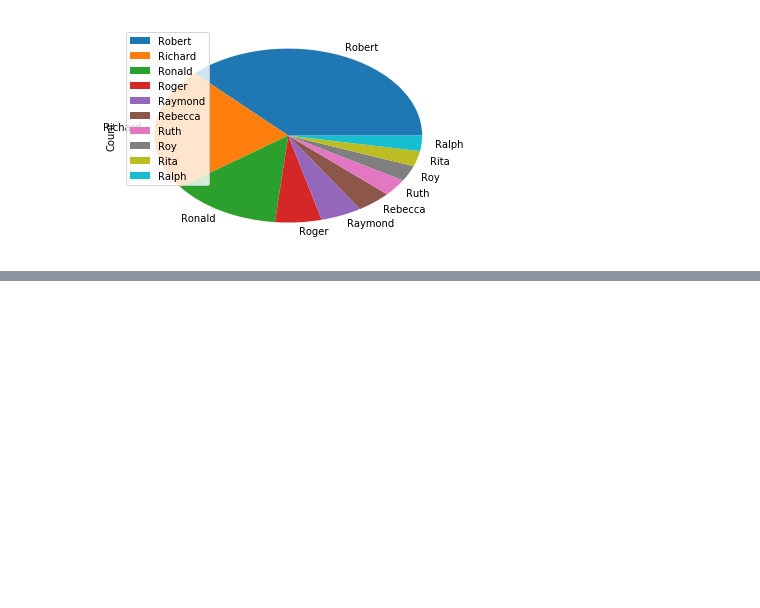
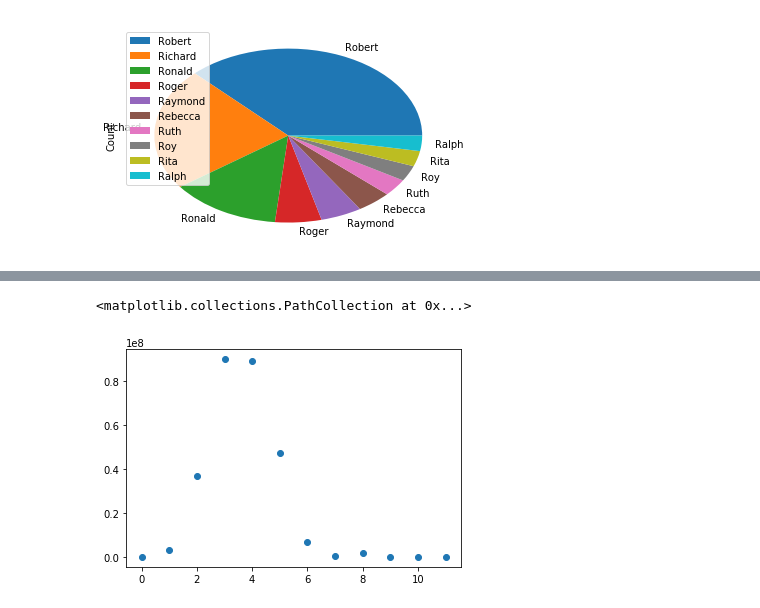
Before and after one commit to vsevolod1/PY3-4.2, a Jupyter notebook: PY3-4.2.ipynb, the cells around one changed output, grey strips where cells are left out. Saved outputs shown, nothing was run; the diff lists cells and outputs as text; code cells hidden in the pictures; blank space fills up the shorter version.

```diff
--- a/PY3-4.2.ipynb
+++ b/PY3-4.2.ipynb
@@ -77,0 +59,39 @@ df.plot.pie(y='Count')
+# %%
+years = (1900, 2000)
+
+birth_list_temp = []
+
+for year in range(*years):
+    name_list = pd.read_csv('names/yob' + str(year) + '.txt', names=['Name', 'Gender', 'Count'])
+    birth_list_temp.append(name_list)
+# %%
+birth_list = birth_list_temp[0]
+i = 0
+
+for birth in birth_list_temp[1:]:
+    birth_list = pd.merge(birth_list, birth, on=['Name', 'Gender'], how='outer', suffixes=('x' + str(i), 'y' + str(i)))
+    i += 1
+
+birth_list = birth_list.fillna(0)
+# %%
+count_list = [col for col in list(birth_list) if 'Count' in col]
+
+birth_list['Total'] = list(map(int, birth_list[count_list[0]]))
+
+for count in count_list[1:]:
+    birth_list['Total'] += list(map(int, birth_list[count]))
+
+birth_list = birth_list[['Name', 'Total']].sort_values(by='Total', axis=0, ascending=False)
+
+def consonants(name):
+    c = re.findall('[bcdfghjklmnpqrstvwxyz]', name.lower())
+    return len(c)
+
+birth_list['Consonants'] = list(map(consonants, birth_list.Name))
+
+len_df = birth_list.groupby('Consonants').agg('sum').Total.to_frame()
+# %%
+plt.scatter(list(len_df.index.values), list(len_df.Total) )
+# %% [output]
+<matplotlib.collections.PathCollection at 0x...>
+[figure, added]
```
Also changed, not shown: parts of 8 cells of this notebook.
